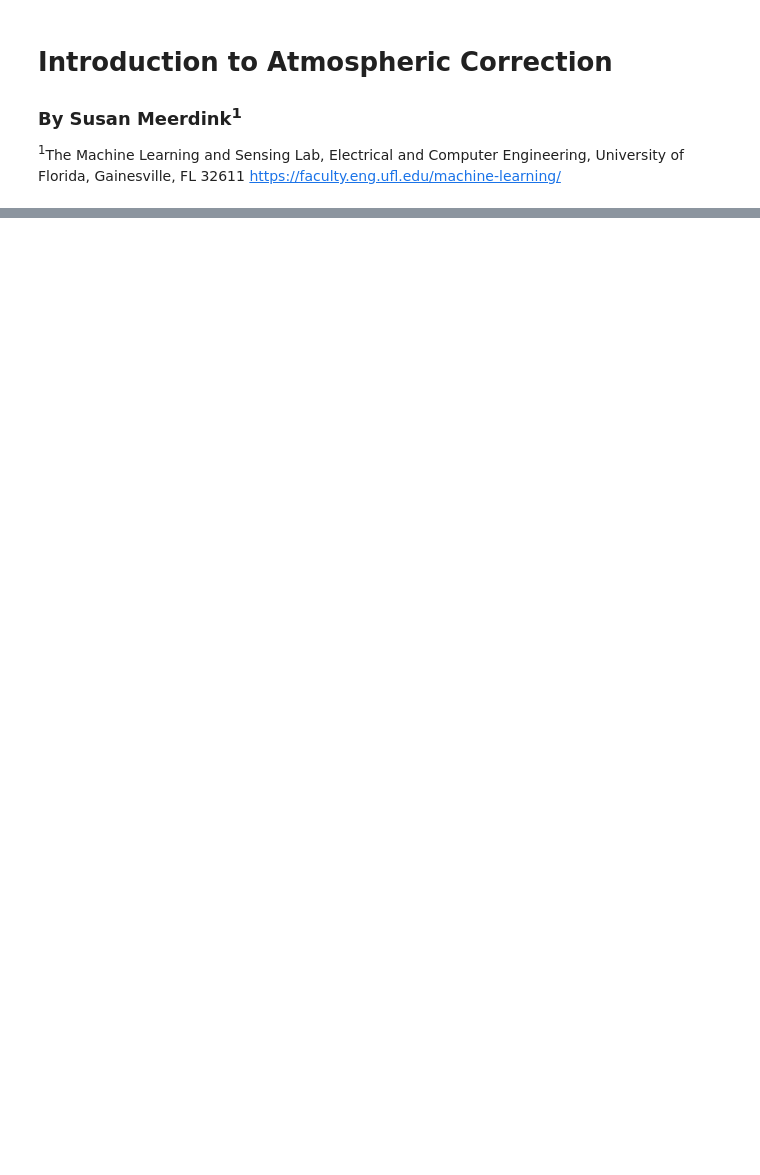
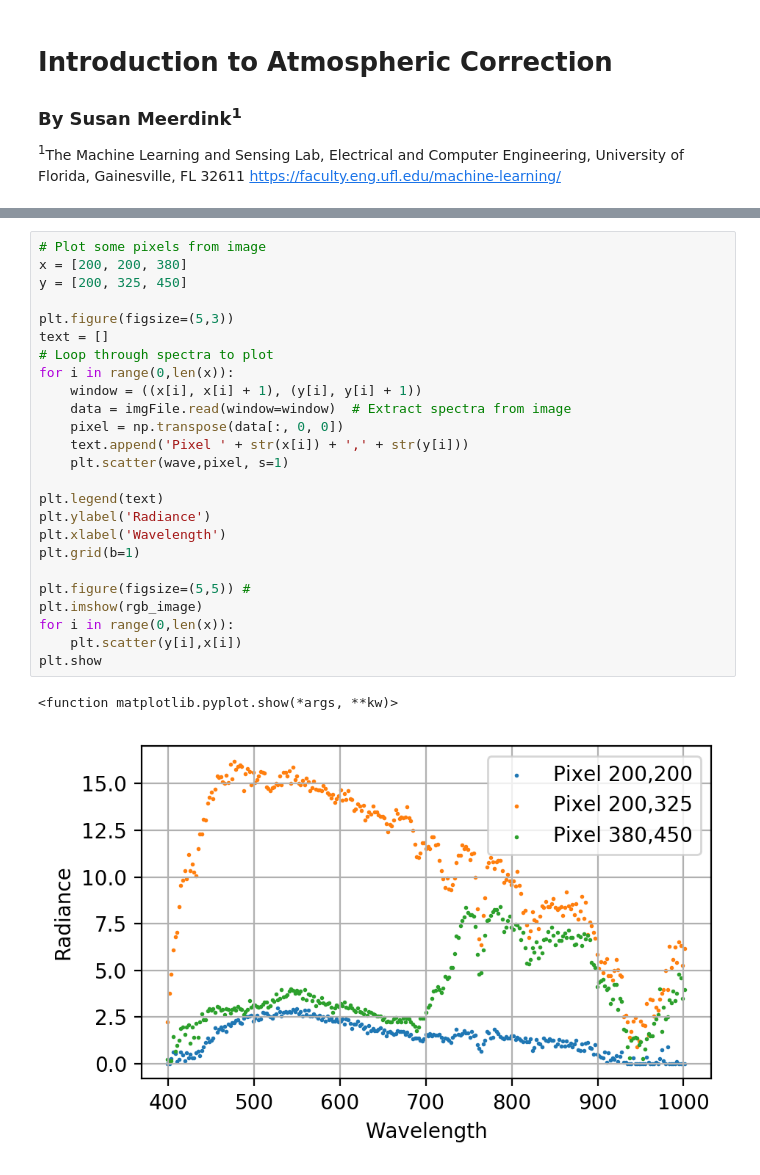
Before and after one commit to GatorSense/AtmosphericCorrectionIntroduction, a Jupyter notebook: 1. Atmospheric Correction Intro.ipynb, the cells around one changed output, grey strips where cells are left out. Saved outputs shown, nothing was run; the diff lists cells and outputs as text; blank space fills up the shorter version.

```diff
--- a/1. Atmospheric Correction Intro.ipynb
+++ b/1. Atmospheric Correction Intro.ipynb
@@ -44,0 +78,28 @@ ModuleNotFoundError: No module named 'loadmat'
+# %%
+# Plot some pixels from image
+x = [200, 200, 380]
+y = [200, 325, 450]
+
+plt.figure(figsize=(5,3))
+text = []
+# Loop through spectra to plot
+for i in range(0,len(x)):
+    window = ((x[i], x[i] + 1), (y[i], y[i] + 1))
+    data = imgFile.read(window=window)  # Extract spectra from image
+    pixel = np.transpose(data[:, 0, 0])
+    text.append('Pixel ' + str(x[i]) + ',' + str(y[i]))
+    plt.scatter(wave,pixel, s=1)
+
+plt.legend(text)
+plt.ylabel('Radiance')
+plt.xlabel('Wavelength')
+plt.grid(b=1)
+
+plt.figure(figsize=(5,5)) #
+plt.imshow(rgb_image)
+for i in range(0,len(x)):
+    plt.scatter(y[i],x[i])
+plt.show
+# %% [output]
+<function matplotlib.pyplot.show(*args, **kw)>
+[figure, added]
```
Also changed, not shown: parts of 8 cells of this notebook, 1 other file.
